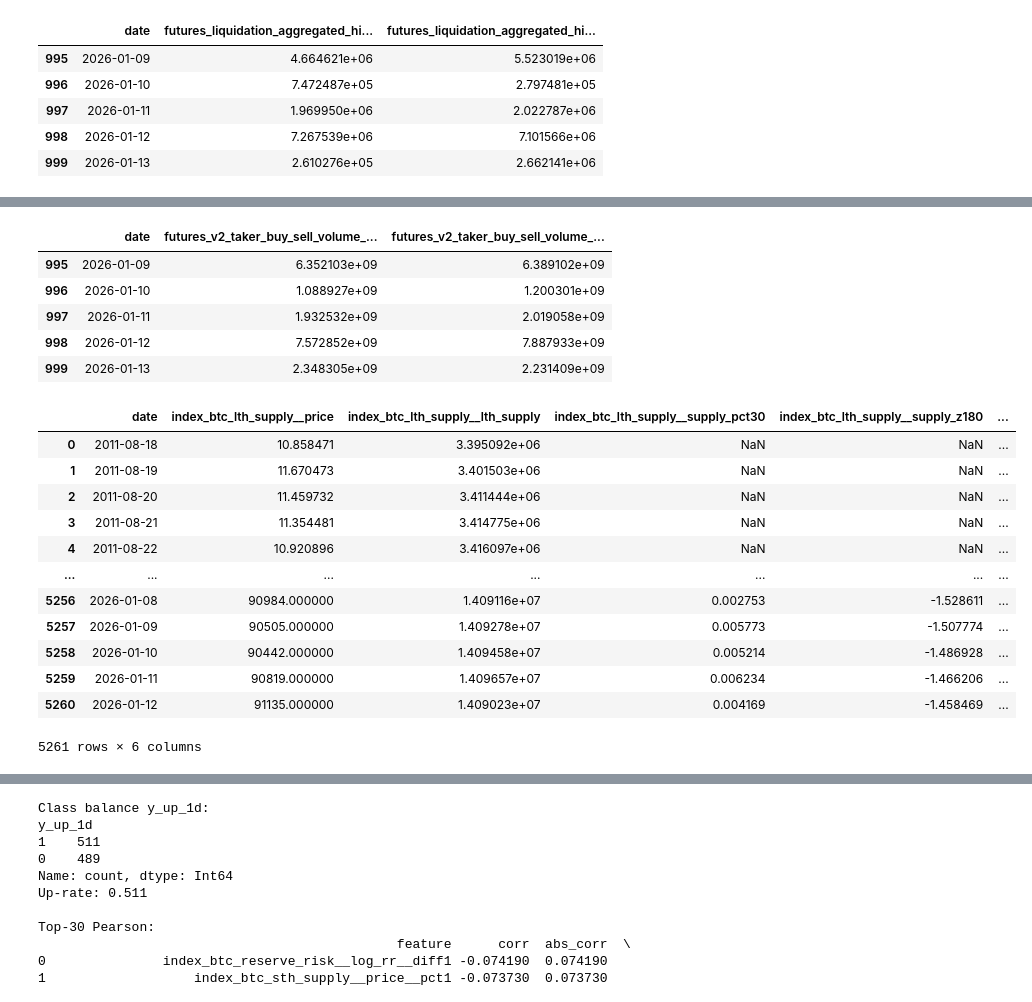
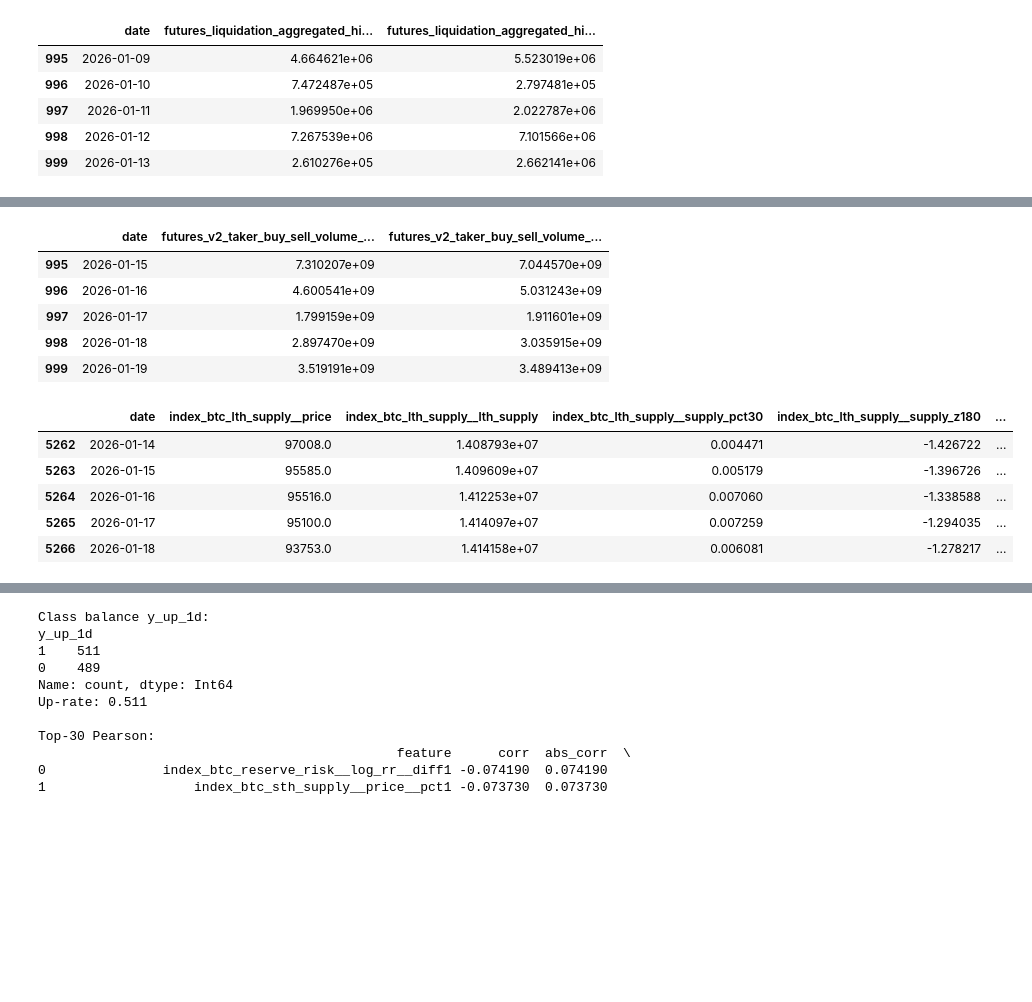
Before and after one commit to Fidus1337/Actives_price_prediction, a Jupyter notebook: YurasCode.ipynb, the cells around one changed output, grey strips where cells are left out. Cells and saved outputs as stored; diff of their text form; code cells hidden in the pictures; blank space fills up the shorter version.

```diff
--- a/YurasCode.ipynb
+++ b/YurasCode.ipynb
@@ -513,7 +513,7 @@ def get_futures_open_interest_aggregated_history(
     df = df[cols].sort_values("date", kind="stable").reset_index(drop=True)
     return df
 # %%
-#########ЕСТЬ##############
+#########ЕСТЬ############## ()
 
 KEYS = "8b16782a668f4eb48397ddf3d97020bd"
 
@@ -524,5 +524,8 @@ df_oi = get_futures_open_interest_history(
     interval="1d",
 )
 print(df_oi.tail())
+
+rows, cols = df_oi.shape
+print(f"Строк: {rows}, Столбцов: {cols}")
 # %% [output]
            date  futures_open_interest_history__open  \
@@ -1114,7 +1114,7 @@ def get_futures_top_long_short_position_ratio_history(
 # %%
 KEYS = "8b16782a668f4eb48397ddf3d97020bd"
 
-# READY
+# READY ()
 df_top_ls_positions = get_futures_top_long_short_position_ratio_history(
     api_key=KEYS,
     exchange="Binance",
@@ -1122,5 +1122,7 @@ df_top_ls_positions = get_futures_top_long_short_position_ratio_history(
     interval="1d",
 )
 
+rows, cols = df_top_ls_positions.shape
+print(rows)
 df_top_ls_positions.tail()
 # %% [output]
@@ -1496,7 +1499,7 @@ def get_futures_v2_taker_buy_sell_volume_history(
 # %%
 KEYS = "8b16782a668f4eb48397ddf3d97020bd"
 
-# READY
+# READY ()
 df_taker = get_futures_v2_taker_buy_sell_volume_history(
     api_key=KEYS,
     exchange="Binance",
@@ -1507,11 +1510,11 @@ df_taker = get_futures_v2_taker_buy_sell_volume_history(
 df_taker.tail()
 # %% [output]
 |  | date | futures_v2_taker_buy_sell_volume_... | futures_v2_taker_buy_sell_volume_... |
-| 995 | 2026-01-09 | 6.352103e+09 | 6.389102e+09 |
-| 996 | 2026-01-10 | 1.088927e+09 | 1.200301e+09 |
-| 997 | 2026-01-11 | 1.932532e+09 | 2.019058e+09 |
-| 998 | 2026-01-12 | 7.572852e+09 | 7.887933e+09 |
-| 999 | 2026-01-13 | 2.348305e+09 | 2.231409e+09 |
+| 995 | 2026-01-15 | 7.310207e+09 | 7.044570e+09 |
+| 996 | 2026-01-16 | 4.600541e+09 | 5.031243e+09 |
+| 997 | 2026-01-17 | 1.799159e+09 | 1.911601e+09 |
+| 998 | 2026-01-18 | 2.897470e+09 | 3.035915e+09 |
+| 999 | 2026-01-19 | 3.519191e+09 | 3.489413e+09 |
 # %%
 # READY
 
@@ -1597,46 +1600,40 @@ def fetch_bitcoin_lth_supply_table(
     out = (
         df[["date", "index_btc_lth_supply__price", "index_btc_lth_supply__lth_supply"]]
         .dropna(subset=["date"])
         .sort_values("date", kind="stable")
         .drop_duplicates(subset=["date"], keep="last")
         .reset_index(drop=True)
     )
 
     s = out["index_btc_lth_supply__lth_supply"].astype(float)
 
     # Feature 1: pct change over N days (supply expansion/contraction proxy)
     out[f"index_btc_lth_supply__supply_pct{pct_window}"] = s / s.shift(pct_window) - 1.0
 
     # Feature 2: rolling z-score (regime-normalized supply)
     minp = max(30, z_window // 3)
     roll = s.rolling(z_window, min_periods=minp)
     mu = roll.mean()
     sd = roll.std(ddof=0).replace(0.0, np.nan)
     out[f"index_btc_lth_supply__supply_z{z_window}"] = (s - mu) / sd
 
     # Feature 3: slope / velocity
     out[f"index_btc_lth_supply__supply_slope{slope_window}"] = s.diff(slope_window) / float(slope_window)
 
     return out
 
 
 # Usage:
+# READY ()
 df_lth_supply = fetch_bitcoin_lth_supply_table(KEYS)
-df_lth_supply
+df_lth_supply.tail()
 # %% [output]
 |  | date | index_btc_lth_supply__price | index_btc_lth_supply__lth_supply | index_btc_lth_supply__supply_pct30 | index_btc_lth_supply__supply_z180 | ... |
-| 0 | 2011-08-18 | 10.858471 | 3.395092e+06 | NaN | NaN | ... |
-| 1 | 2011-08-19 | 11.670473 | 3.401503e+06 | NaN | NaN | ... |
-| 2 | 2011-08-20 | 11.459732 | 3.411444e+06 | NaN | NaN | ... |
-| 3 | 2011-08-21 | 11.354481 | 3.414775e+06 | NaN | NaN | ... |
-| 4 | 2011-08-22 | 10.920896 | 3.416097e+06 | NaN | NaN | ... |
-| ... | ... | ... | ... | ... | ... | ... |
-| 5256 | 2026-01-08 | 90984.000000 | 1.409116e+07 | 0.002753 | -1.528611 | ... |
-| 5257 | 2026-01-09 | 90505.000000 | 1.409278e+07 | 0.005773 | -1.507774 | ... |
-| 5258 | 2026-01-10 | 90442.000000 | 1.409458e+07 | 0.005214 | -1.486928 | ... |
-| 5259 | 2026-01-11 | 90819.000000 | 1.409657e+07 | 0.006234 | -1.466206 | ... |
-| 5260 | 2026-01-12 | 91135.000000 | 1.409023e+07 | 0.004169 | -1.458469 | ... |
+| 5262 | 2026-01-14 | 97008.0 | 1.408793e+07 | 0.004471 | -1.426722 | ... |
+| 5263 | 2026-01-15 | 95585.0 | 1.409609e+07 | 0.005179 | -1.396726 | ... |
+| 5264 | 2026-01-16 | 95516.0 | 1.412253e+07 | 0.007060 | -1.338588 | ... |
+| 5265 | 2026-01-17 | 95100.0 | 1.414097e+07 | 0.007259 | -1.294035 | ... |
+| 5266 | 2026-01-18 | 93753.0 | 1.414158e+07 | 0.006081 | -1.278217 | ... |
-5261 rows × 6 columns
 # %%
 # READY
 
```
Also changed, not shown: parts of 23 cells of this notebook, 2 other files.
